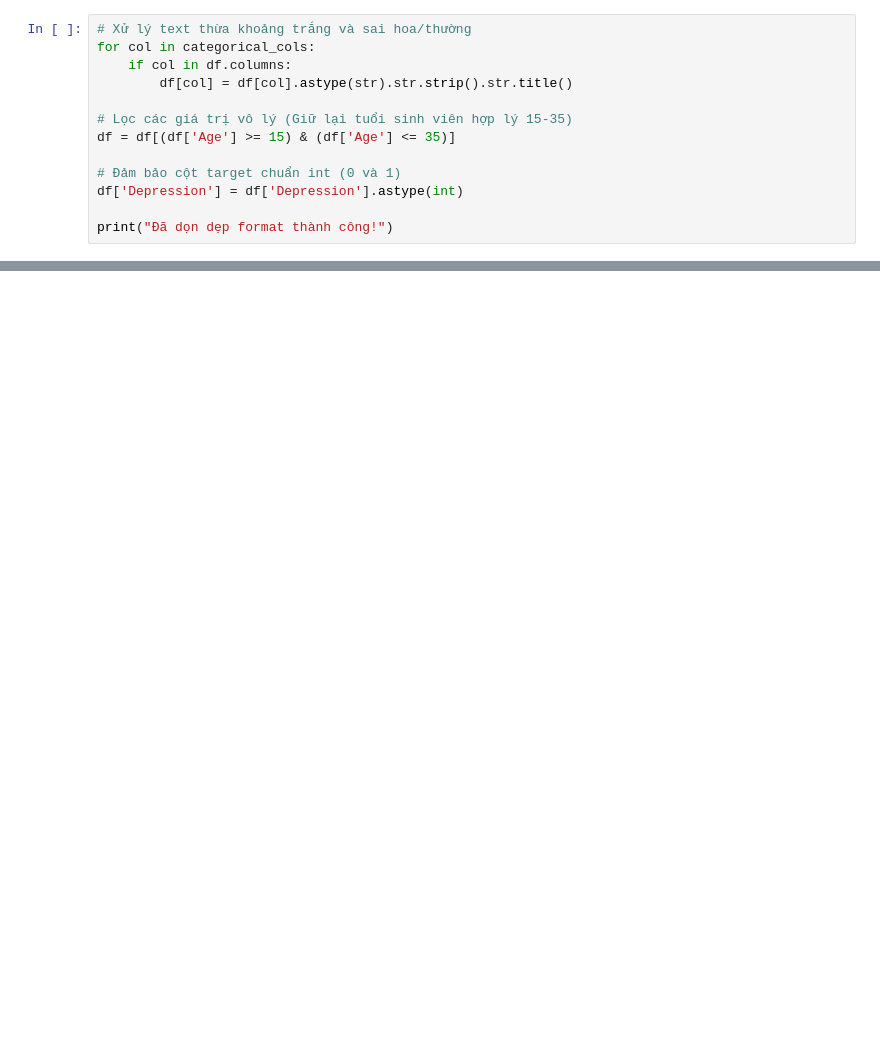
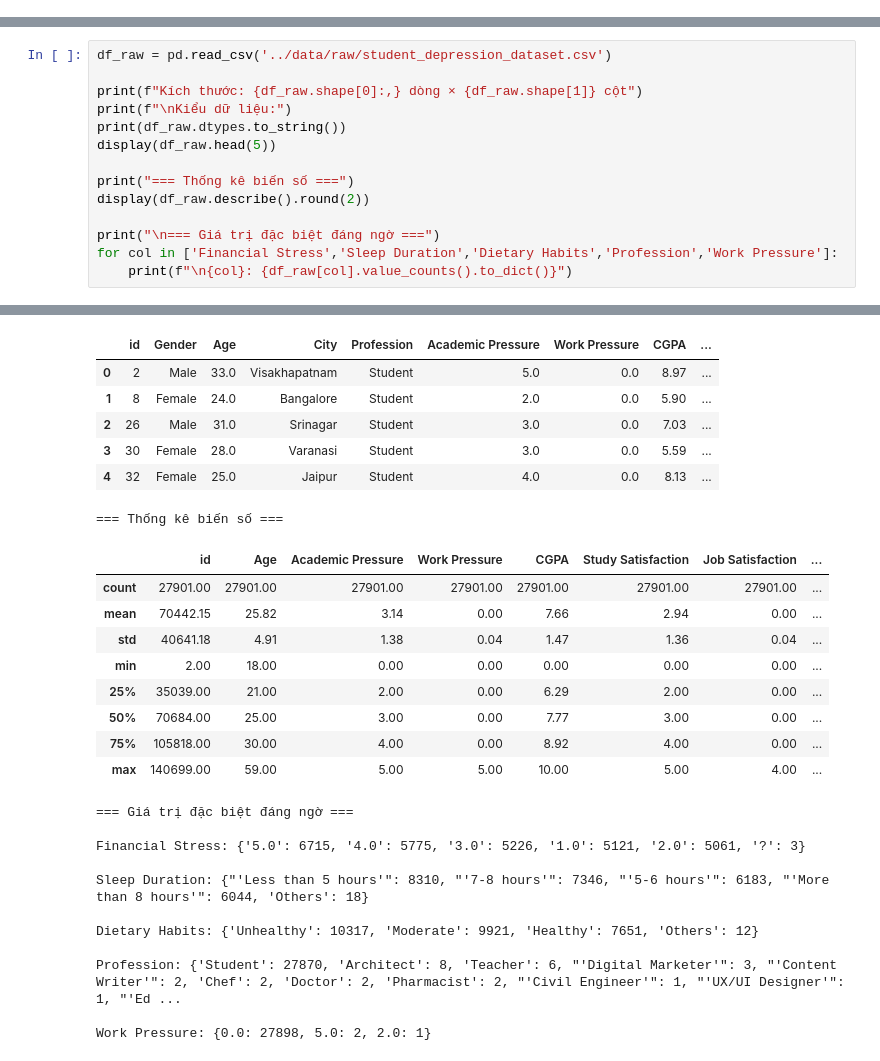
Before and after one commit to 24021368-DucAnh/Khoa_Hoc_Du_Lieu, a Jupyter notebook: notebooks/A_EDA.ipynb, the cells around one changed output, grey strips where cells are left out. Cells and saved outputs as stored; diff of their text form; blank space fills up the shorter version.

Commit message:
Done: Hoàn thiện code phần A, xuất biểu đồ và data sạch

```diff
--- a/notebooks/A_EDA.ipynb
+++ b/notebooks/A_EDA.ipynb
@@ -60,13 +0,0 @@ See https://pandas.pydata.org/docs/user_guide/migration-3-strings.html#string-mi
-# %%
-# Xử lý text thừa khoảng trắng và sai hoa/thường
-for col in categorical_cols:
-    if col in df.columns:
-        df[col] = df[col].astype(str).str.strip().str.title()
-
-# Lọc các giá trị vô lý (Giữ lại tuổi sinh viên hợp lý 15-35)
-df = df[(df['Age'] >= 15) & (df['Age'] <= 35)]
-
-# Đảm bảo cột target chuẩn int (0 và 1)
-df['Depression'] = df['Depression'].astype(int)
-
-print("Đã dọn dẹp format thành công!")
@@ -132,0 +99,15 @@ XONG! Đã lưu file sạch với 27831 dòng và 18 cột.
+# %%
+df_raw = pd.read_csv('../data/raw/student_depression_dataset.csv')
+
+print(f"Kích thước: {df_raw.shape[0]:,} dòng × {df_raw.shape[1]} cột")
+print(f"\nKiểu dữ liệu:")
+print(df_raw.dtypes.to_string())
+display(df_raw.head(5))
+
+print("=== Thống kê biến số ===")
+display(df_raw.describe().round(2))
+
+print("\n=== Giá trị đặc biệt đáng ngờ ===")
+for col in ['Financial Stress','Sleep Duration','Dietary Habits','Profession','Work Pressure']:
+    print(f"\n{col}: {df_raw[col].value_counts().to_dict()}")
+# %% [output]
@@ -132,0 +131,27 @@ XONG! Đã lưu file sạch với 27831 dòng và 18 cột.
+|  | id | Gender | Age | City | Profession | Academic Pressure | Work Pressure | CGPA | ... |
+| 0 | 2 | Male | 33.0 | Visakhapatnam | Student | 5.0 | 0.0 | 8.97 | ... |
+| 1 | 8 | Female | 24.0 | Bangalore | Student | 2.0 | 0.0 | 5.90 | ... |
+| 2 | 26 | Male | 31.0 | Srinagar | Student | 3.0 | 0.0 | 7.03 | ... |
+| 3 | 30 | Female | 28.0 | Varanasi | Student | 3.0 | 0.0 | 5.59 | ... |
+| 4 | 32 | Female | 25.0 | Jaipur | Student | 4.0 | 0.0 | 8.13 | ... |
+=== Thống kê biến số ===
+|  | id | Age | Academic Pressure | Work Pressure | CGPA | Study Satisfaction | Job Satisfaction | ... |
+| count | 27901.00 | 27901.00 | 27901.00 | 27901.00 | 27901.00 | 27901.00 | 27901.00 | ... |
+| mean | 70442.15 | 25.82 | 3.14 | 0.00 | 7.66 | 2.94 | 0.00 | ... |
+| std | 40641.18 | 4.91 | 1.38 | 0.04 | 1.47 | 1.36 | 0.04 | ... |
+| min | 2.00 | 18.00 | 0.00 | 0.00 | 0.00 | 0.00 | 0.00 | ... |
+| 25% | 35039.00 | 21.00 | 2.00 | 0.00 | 6.29 | 2.00 | 0.00 | ... |
+| 50% | 70684.00 | 25.00 | 3.00 | 0.00 | 7.77 | 3.00 | 0.00 | ... |
+| 75% | 105818.00 | 30.00 | 4.00 | 0.00 | 8.92 | 4.00 | 0.00 | ... |
+| max | 140699.00 | 59.00 | 5.00 | 5.00 | 10.00 | 5.00 | 4.00 | ... |
+=== Giá trị đặc biệt đáng ngờ ===
+
+Financial Stress: {'5.0': 6715, '4.0': 5775, '3.0': 5226, '1.0': 5121, '2.0': 5061, '?': 3}
+
+Sleep Duration: {"'Less than 5 hours'": 8310, "'7-8 hours'": 7346, "'5-6 hours'": 6183, "'More than 8 hours'": 6044, 'Others': 18}
+
+Dietary Habits: {'Unhealthy': 10317, 'Moderate': 9921, 'Healthy': 7651, 'Others': 12}
+
+Profession: {'Student': 27870, 'Architect': 8, 'Teacher': 6, "'Digital Marketer'": 3, "'Content Writer'": 2, 'Chef': 2, 'Doctor': 2, 'Pharmacist': 2, "'Civil Engineer'": 1, "'UX/UI Designer'": 1, "'Ed ...
+
+Work Pressure: {0.0: 27898, 5.0: 2, 2.0: 1}
```
Also changed, not shown: parts of 24 cells of this notebook, 8 other files.
